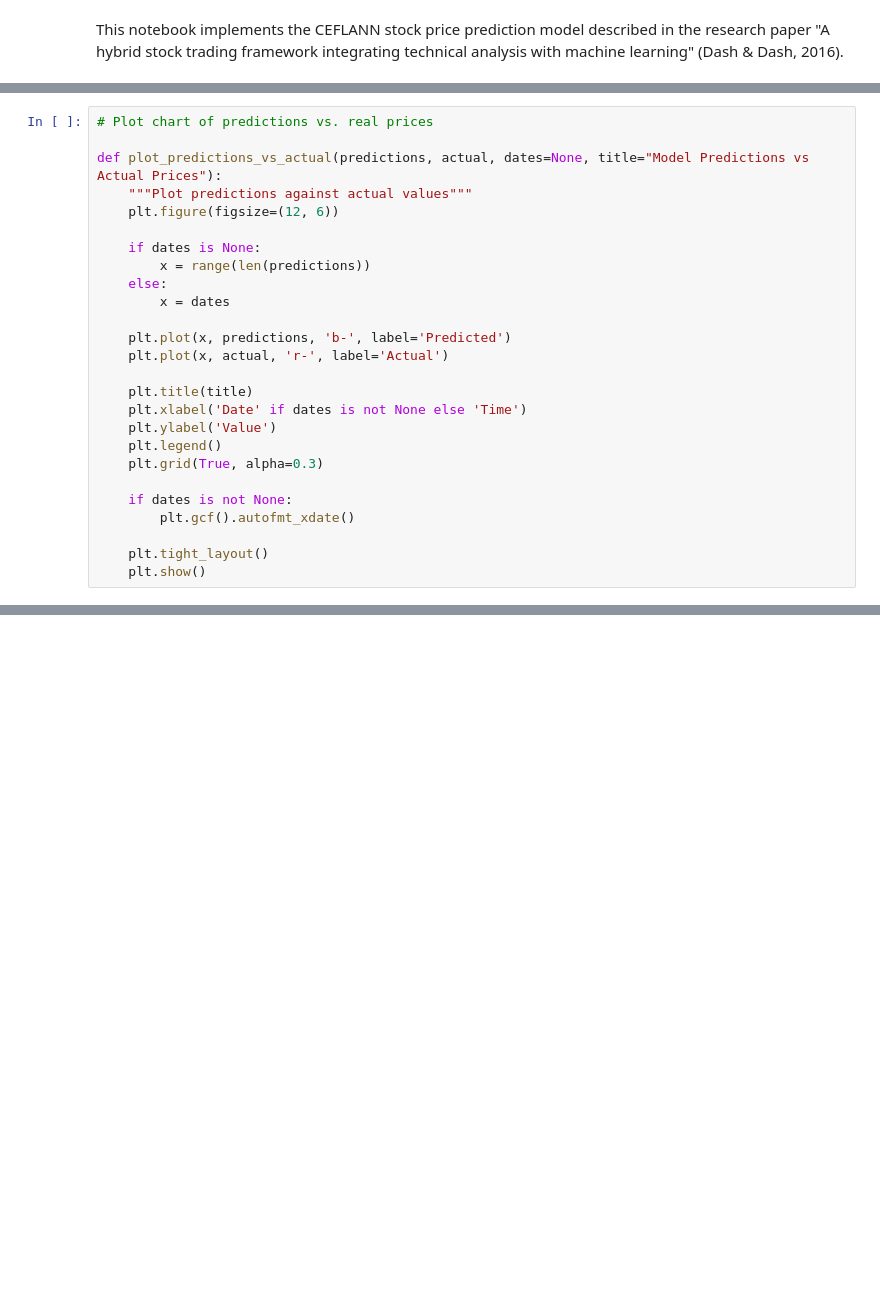
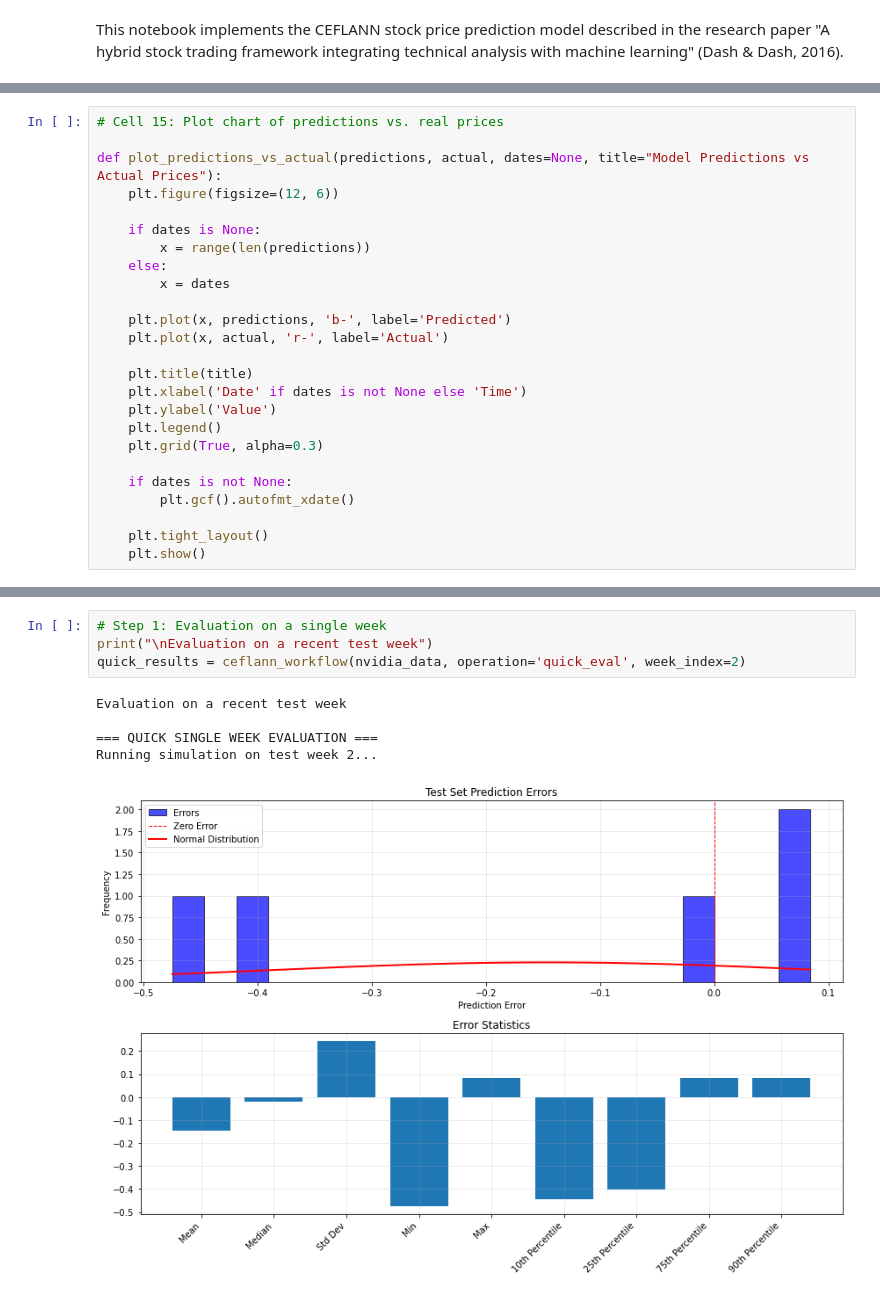
Before and after one commit to SH32x/DataMiningTradingAgent, a Jupyter notebook: Model_CEFLANN_new.ipynb, the cells around one changed output, grey strips where cells are left out. Cells and saved outputs as stored; diff of their text form; blank space fills up the shorter version.

Commit message:
Final model update
Updated the CEFLANN model to implement a full workflow with future price predictions.

```diff
--- a/Model_CEFLANN_new.ipynb
+++ b/Model_CEFLANN_new.ipynb
@@ -884,9 +1205,8 @@ def run_trading_pipeline(X_train, y_train, X_test, y_test, test_prices, test_dat
     return results
 # %%
-# Plot chart of predictions vs. real prices
+# Cell 15: Plot chart of predictions vs. real prices
 
 def plot_predictions_vs_actual(predictions, actual, dates=None, title="Model Predictions vs Actual Prices"):
-    """Plot predictions against actual values"""
     plt.figure(figsize=(12, 6))
 
     if dates is None:
@@ -1065,0 +1850,10 @@ Number of Sells: 2
+# %%
+# Step 1: Evaluation on a single week
+print("\nEvaluation on a recent test week")
+quick_results = ceflann_workflow(nvidia_data, operation='quick_eval', week_index=2)
+# %% [output]
+Evaluation on a recent test week
+
+=== QUICK SINGLE WEEK EVALUATION ===
+Running simulation on test week 2...
+[figure, added]
```
Also changed, not shown: parts of 26 cells of this notebook, 2 other files.
